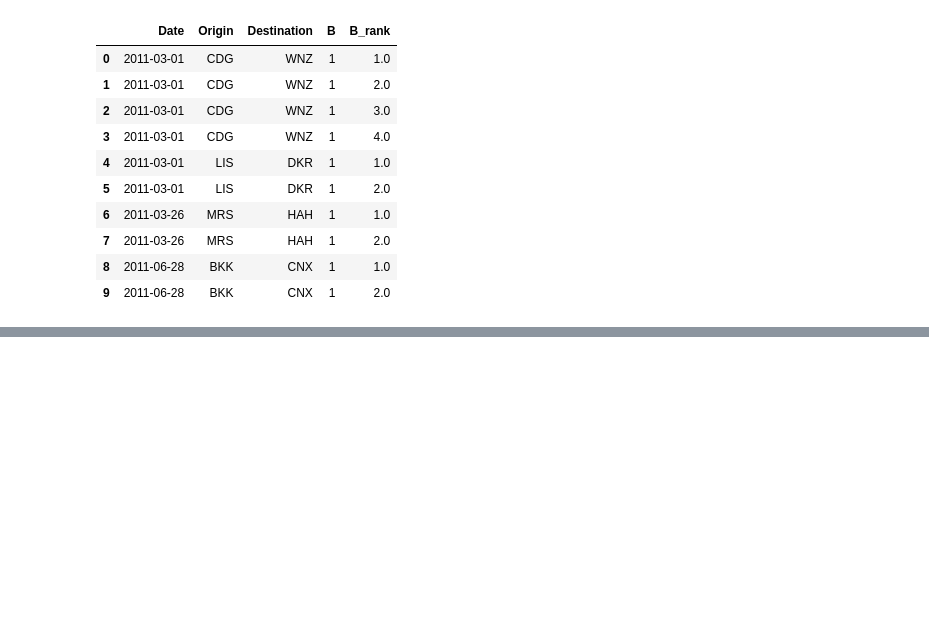
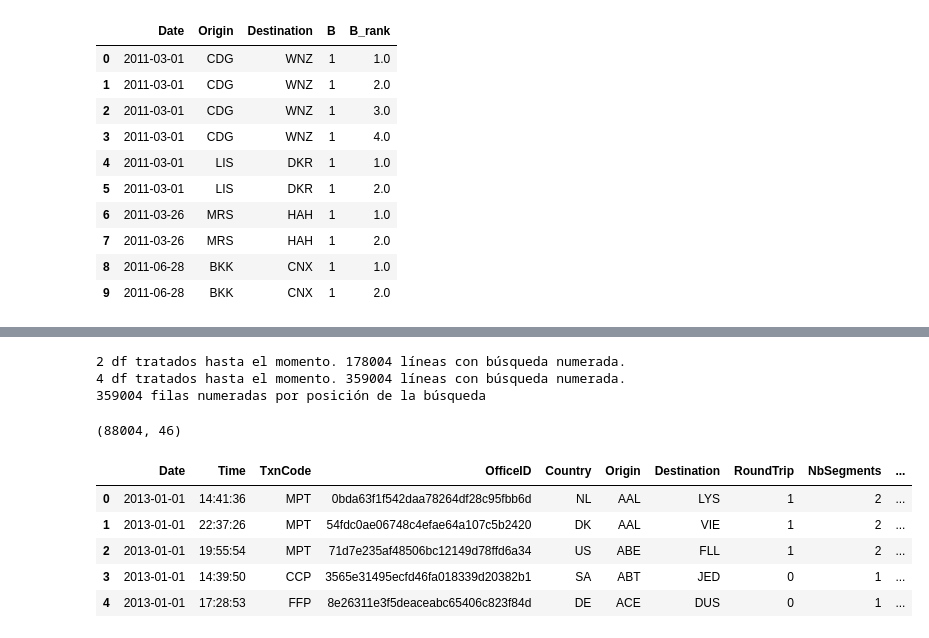
Before and after one commit to bdeotto/reto_Amadeus, a Jupyter notebook: reto_Amadeus.ipynb, the cells around one changed output, grey strips where cells are left out. Saved outputs shown, nothing was run; the diff lists cells and outputs as text; code cells hidden in the pictures; blank space fills up the shorter version.

```diff
--- a/reto_Amadeus.ipynb
+++ b/reto_Amadeus.ipynb
@@ -1949,0 +2056,51 @@ globals()['df_bo_mini10'].tail(10)
+# %%
+# Sigo simulando que los archivos son demasiado grandes para trabajar con ellos completos.
+
+# Fase 2, tercera etapa:
+
+cmn_cols=['Date','Origin','Destination'] # Cols. con denominación común en Bookings_mini y Searches
+aux_cols=cmn_cols+['S_index']
+
+len_df_se_mrg_sum_2=0 # Para comprobaciones
+for i in range(n_se_mrg):
+    globals()['df_se_mrg'+str(i)]['S']=1
+    df_aux=pd.DataFrame()
+    # Cuenta duplicados:
+    df_aux=globals()['df_se_mrg'+str(i)].groupby(cmn_cols,as_index=False).sum()
+    # Núm. Duplicados = núm de búsquedas para cada fecha, origen y destino:
+    df_aux.rename(columns={'S':'Searches'},inplace=True)
+    # Incorpora la cuenta de duplicados al df:
+    globals()['df_se_mrg'+str(i)]=globals()['df_se_mrg'+str(i)].merge(df_aux,on=cmn_cols,how='left')
+    # Crea 'S_index': evita empates al numerar ocurrencias (búsquedas):
+    globals()['df_se_mrg'+str(i)].reset_index(inplace=True)
+    globals()['df_se_mrg'+str(i)].rename(columns={'index':'S_index'},inplace=True)
+    # El sig. groupby transforma 'S_index' en un ranking de ocurrencias (búsquedas):
+    df_aux=globals()['df_se_mrg'+str(i)][aux_cols].groupby(cmn_cols).rank()
+    df_aux.rename (columns={'S_index':'S_rank'},inplace=True)
+    # Incorpora ranking de búsquedas al df.
+    globals()['df_se_mrg'+str(i)]=pd.concat([globals()['df_se_mrg'+str(i)],df_aux],axis=1)
+    # Prescindimos de algunas columnas auxiliares.
+    del globals()['df_se_mrg'+str(i)]['S_index']
+    del globals()['df_se_mrg'+str(i)]['Searches']
+    del globals()['df_se_mrg'+str(i)]['S']
+    len_df_se_mrg_sum_2+=len(globals()['df_se_mrg'+str(i)])
+    if (i+1)%2==0:
+        print (f'{i+1} df tratados hasta el momento. {len_df_se_mrg_sum_2} líneas con búsqueda numerada.')
+print (f'{len_df_se_mrg_sum_2} filas numeradas por posición de la búsqueda')
+# %% [output]
+2 df tratados hasta el momento. 178004 líneas con búsqueda numerada.
+4 df tratados hasta el momento. 359004 líneas con búsqueda numerada.
+359004 filas numeradas por posición de la búsqueda
+# %%
+# Inspección/comprobación:
+
+print (globals()['df_se_mrg0'].shape)
+globals()['df_se_mrg0'].head()
+# %% [output]
+(88004, 46)
+|  | Date | Time | TxnCode | OfficeID | Country | Origin | Destination | RoundTrip | NbSegments | ... |
+| 0 | 2013-01-01 | 14:41:36 | MPT | 0bda63f1f542daa78264df28c95fbb6d | NL | AAL | LYS | 1 | 2 | ... |
+| 1 | 2013-01-01 | 22:37:26 | MPT | 54fdc0ae06748c4efae64a107c5b2420 | DK | AAL | VIE | 1 | 2 | ... |
+| 2 | 2013-01-01 | 19:55:54 | MPT | 71d7e235af48506bc12149d78ffd6a34 | US | ABE | FLL | 1 | 2 | ... |
+| 3 | 2013-01-01 | 14:39:50 | CCP | 3565e31495ecfd46fa018339d20382b1 | SA | ABT | JED | 0 | 1 | ... |
+| 4 | 2013-01-01 | 17:28:53 | FFP | 8e26311e3f5deaceabc65406c823f84d | DE | ACE | DUS | 0 | 1 | ... |
```
Also changed, not shown: parts of 18 cells of this notebook, 1 other file.
